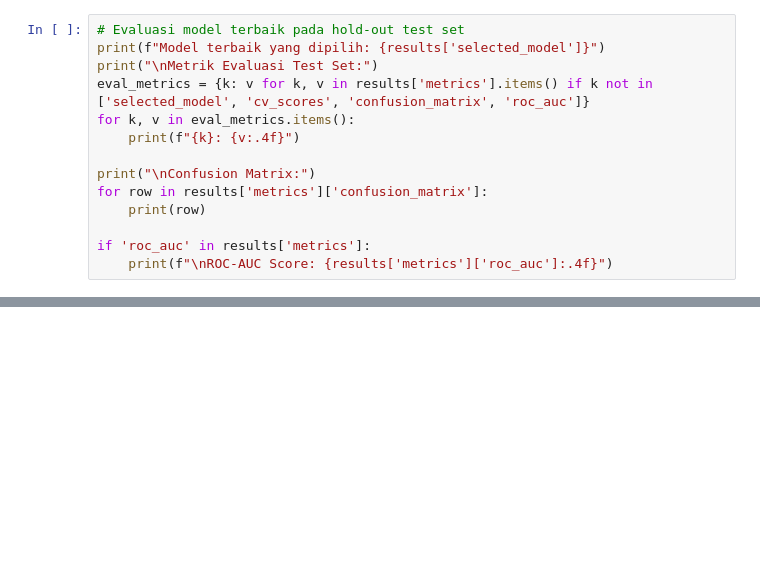
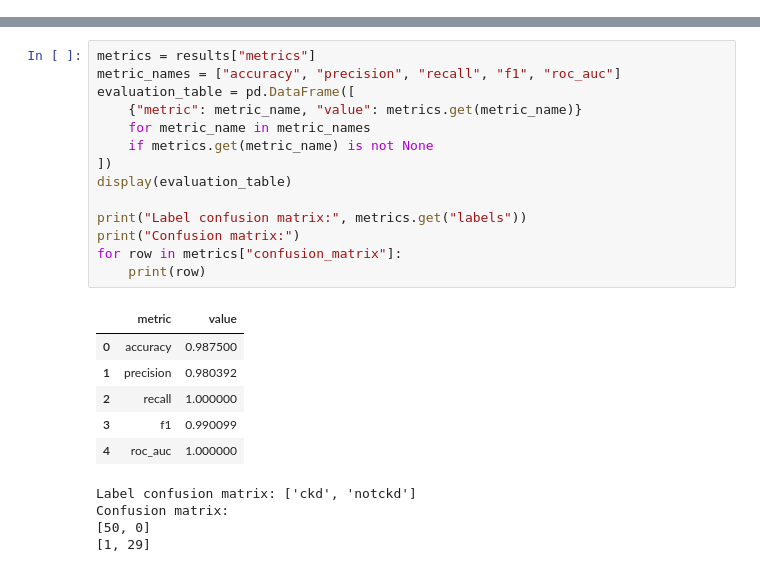
Before and after one commit to Frizr/Tubes-SC, a Jupyter notebook: Sistem_Prediksi_Risiko_Penyakit_Ginjal_Kronis.ipynb, the cells around one changed output, grey strips where cells are left out. Drawn from its saved outputs; the diff is of its cells as text; blank space fills up the shorter version.

```diff
--- a/Sistem_Prediksi_Risiko_Penyakit_Ginjal_Kronis.ipynb
+++ b/Sistem_Prediksi_Risiko_Penyakit_Ginjal_Kronis.ipynb
@@ -61,14 +0,0 @@ df_leaderboard
-# %%
-# Evaluasi model terbaik pada hold-out test set
-print(f"Model terbaik yang dipilih: {results['selected_model']}")
-print("\nMetrik Evaluasi Test Set:")
-eval_metrics = {k: v for k, v in results['metrics'].items() if k not in ['selected_model', 'cv_scores', 'confusion_matrix', 'roc_auc']}
-for k, v in eval_metrics.items():
-    print(f"{k}: {v:.4f}")
-
-print("\nConfusion Matrix:")
-for row in results['metrics']['confusion_matrix']:
-    print(row)
-
-if 'roc_auc' in results['metrics']:
-    print(f"\nROC-AUC Score: {results['metrics']['roc_auc']:.4f}")
@@ -145,0 +277,25 @@ for filename in expected_files:
+# %%
+metrics = results["metrics"]
+metric_names = ["accuracy", "precision", "recall", "f1", "roc_auc"]
+evaluation_table = pd.DataFrame([
+    {"metric": metric_name, "value": metrics.get(metric_name)}
+    for metric_name in metric_names
+    if metrics.get(metric_name) is not None
+])
+display(evaluation_table)
+
+print("Label confusion matrix:", metrics.get("labels"))
+print("Confusion matrix:")
+for row in metrics["confusion_matrix"]:
+    print(row)
+# %% [output]
+|  | metric | value |
+| 0 | accuracy | 0.987500 |
+| 1 | precision | 0.980392 |
+| 2 | recall | 1.000000 |
+| 3 | f1 | 0.990099 |
+| 4 | roc_auc | 1.000000 |
+Label confusion matrix: ['ckd', 'notckd']
+Confusion matrix:
+[50, 0]
+[1, 29]
```
Also changed, not shown: parts of 41 cells of this notebook, 5 other files.
